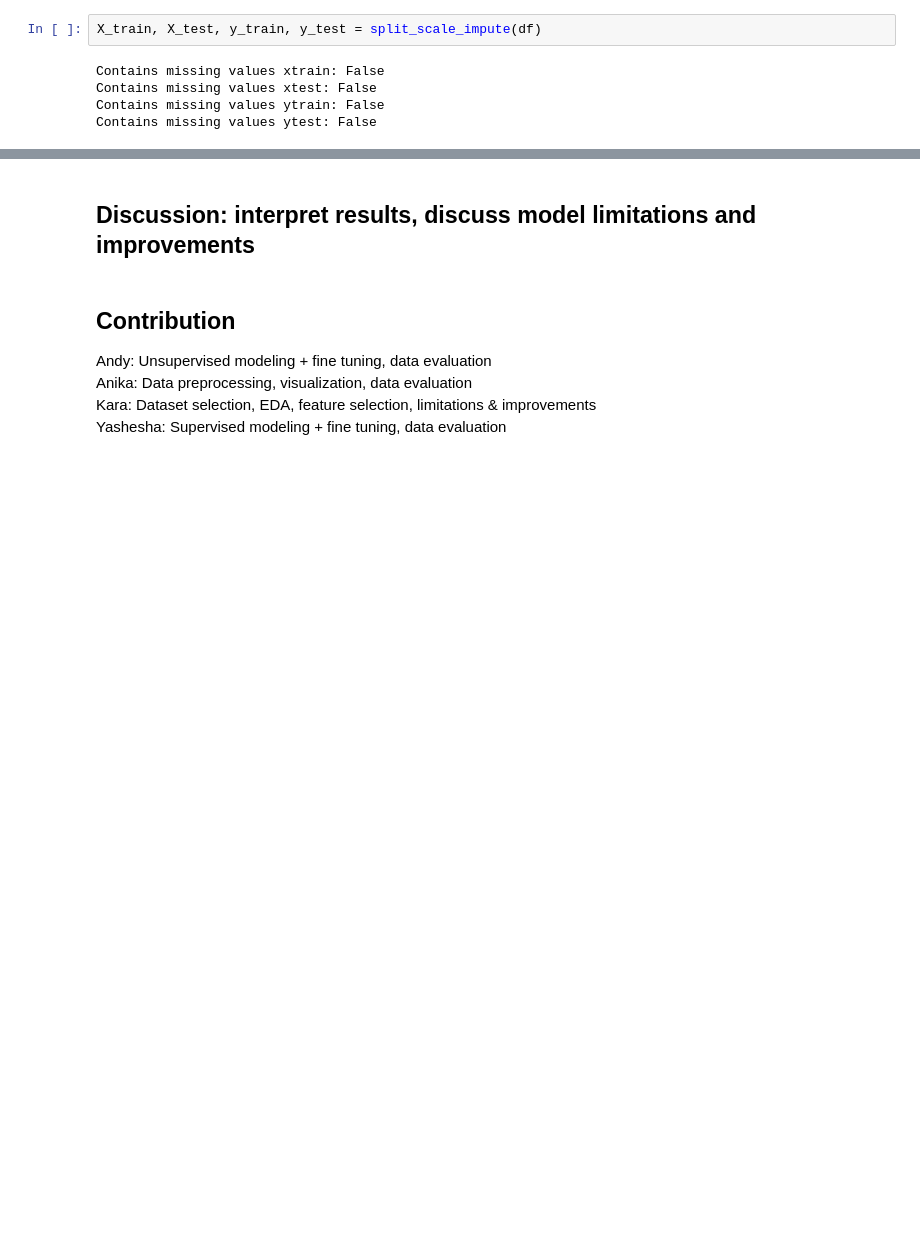
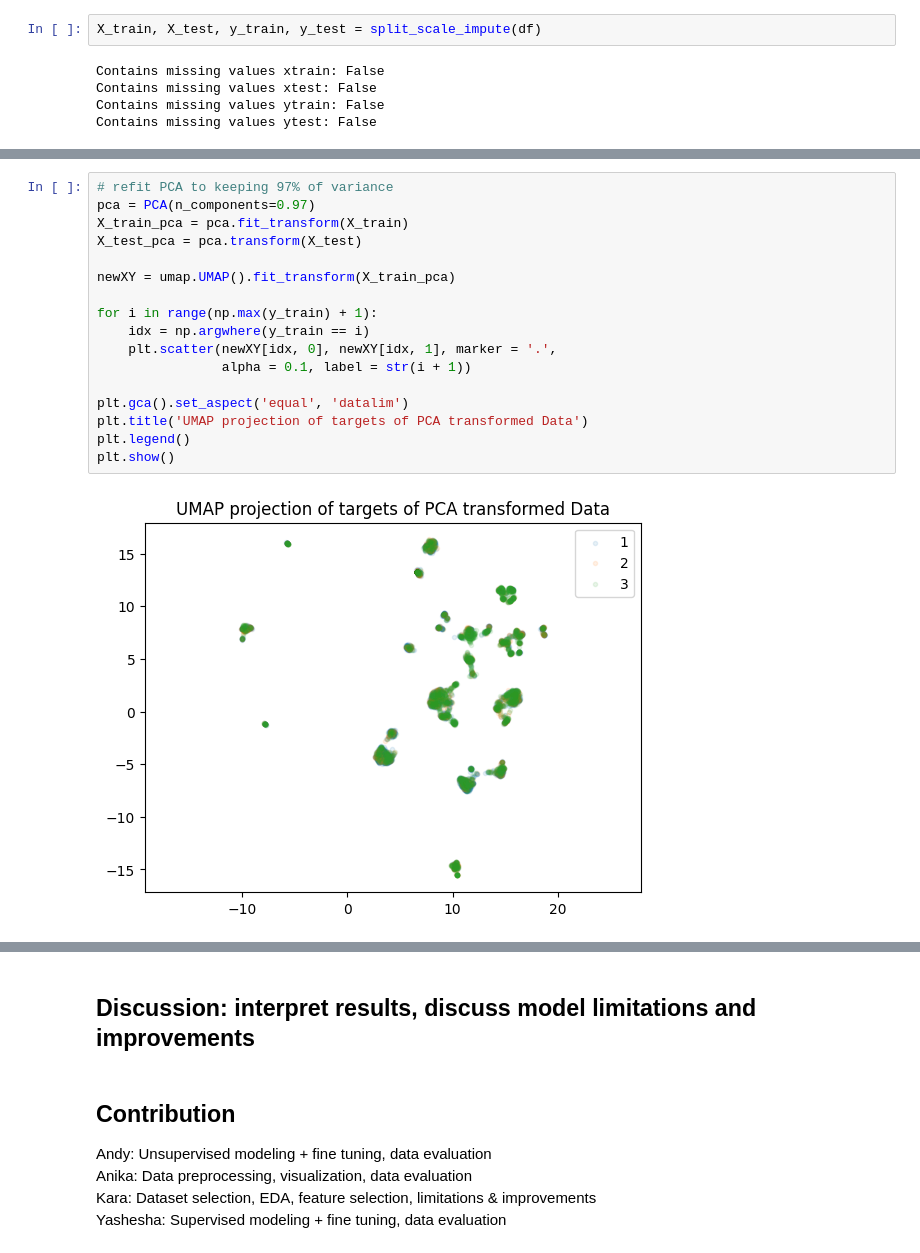
Before and after one commit to calgalvan/277A_Final_Project, a Jupyter notebook: notebook_submission.ipynb, the cells around one changed output, grey strips where cells are left out. Saved outputs shown, nothing was run; the diff lists cells and outputs as text; blank space fills up the shorter version.

```diff
--- a/notebook_submission.ipynb
+++ b/notebook_submission.ipynb
@@ -423,0 +498,19 @@ Contains missing values ytest: False
+# %%
+# refit PCA to keeping 97% of variance
+pca = PCA(n_components=0.97)
+X_train_pca = pca.fit_transform(X_train)
+X_test_pca = pca.transform(X_test)
+
+newXY = umap.UMAP().fit_transform(X_train_pca)
+
+for i in range(np.max(y_train) + 1):
+    idx = np.argwhere(y_train == i)
+    plt.scatter(newXY[idx, 0], newXY[idx, 1], marker = '.',
+                alpha = 0.1, label = str(i + 1))
+
+plt.gca().set_aspect('equal', 'datalim')
+plt.title('UMAP projection of targets of PCA transformed Data')
+plt.legend()
+plt.show()
+# %% [output]
+[figure, added]
```
Also changed, not shown: parts of 8 cells of this notebook.
